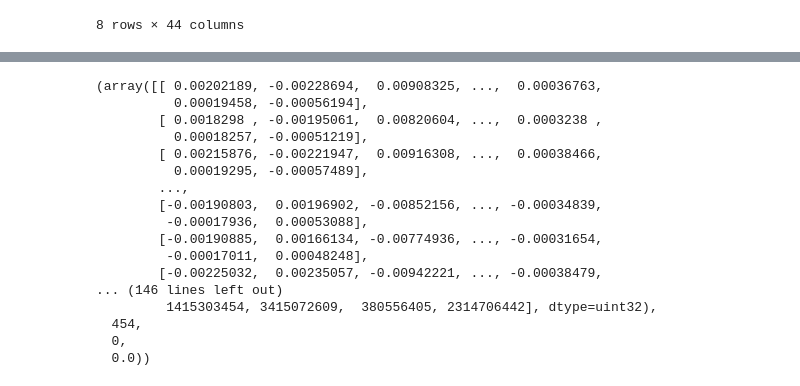
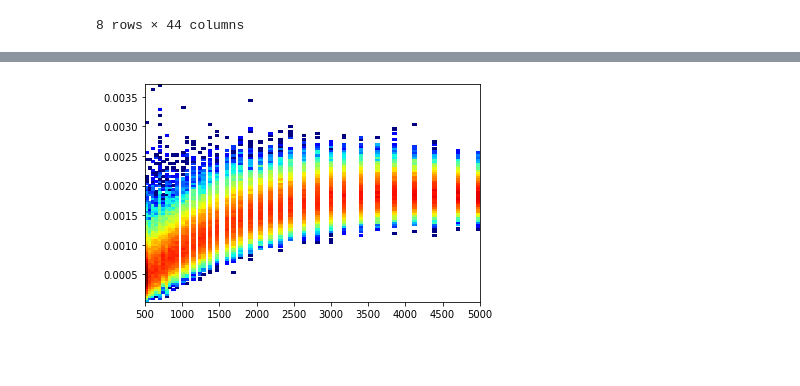
Before and after one commit to AlexandreAdam/FlowBasedLikelihoods, a Jupyter notebook: notebook/density_estimation.ipynb, the cells around one changed output, grey strips where cells are left out. Drawn from its saved outputs; the diff is of its cells as text; code cells hidden in the pictures; blank space fills up the shorter version.

Commit message:
Added scripts to plot power spectra

```diff
--- a/notebook/density_estimation.ipynb
+++ b/notebook/density_estimation.ipynb
@@ -90,20 +72,10 @@ sample(p0, lnprob0=None, rstate0=None, blobs0=None, iterations=1, thin=1, storec
-# %%
-out
-# %% [output]
-(array([[ 0.00202189, -0.00228694,  0.00908325, ...,  0.00036763,
-          0.00019458, -0.00056194],
-        [ 0.0018298 , -0.00195061,  0.00820604, ...,  0.0003238 ,
-          0.00018257, -0.00051219],
-        [ 0.00215876, -0.00221947,  0.00916308, ...,  0.00038466,
-          0.00019295, -0.00057489],
-        ...,
-        [-0.00190803,  0.00196902, -0.00852156, ..., -0.00034839,
-         -0.00017936,  0.00053088],
-        [-0.00190885,  0.00166134, -0.00774936, ..., -0.00031654,
-         -0.00017011,  0.00048248],
-        [-0.00225032,  0.00235057, -0.00942221, ..., -0.00038479,
-... (146 lines left out)
-         1415303454, 3415072609,  380556405, 2314706442], dtype=uint32),
-  454,
-  0,
-  0.0))
+# %%
+ells = data[ell_bins].to_numpy().flatten()
+ells = np.vstack((ells, np.tile(np.logspace(np.log10(500), np.log10(5000), 37), len(data)))).T
+ell = ells[:, 1]
+P = ells[:, 0]
+# %%
+plt.figure()
+counts,ybins,xbins,image = plt.hist2d(ell, ell * (ell + 1)* P, bins=100, cmap="jet", norm=LogNorm())
+# %% [output]
+[figure, added]
```
Also changed, not shown: parts of 7 cells of this notebook, 6 other files.
